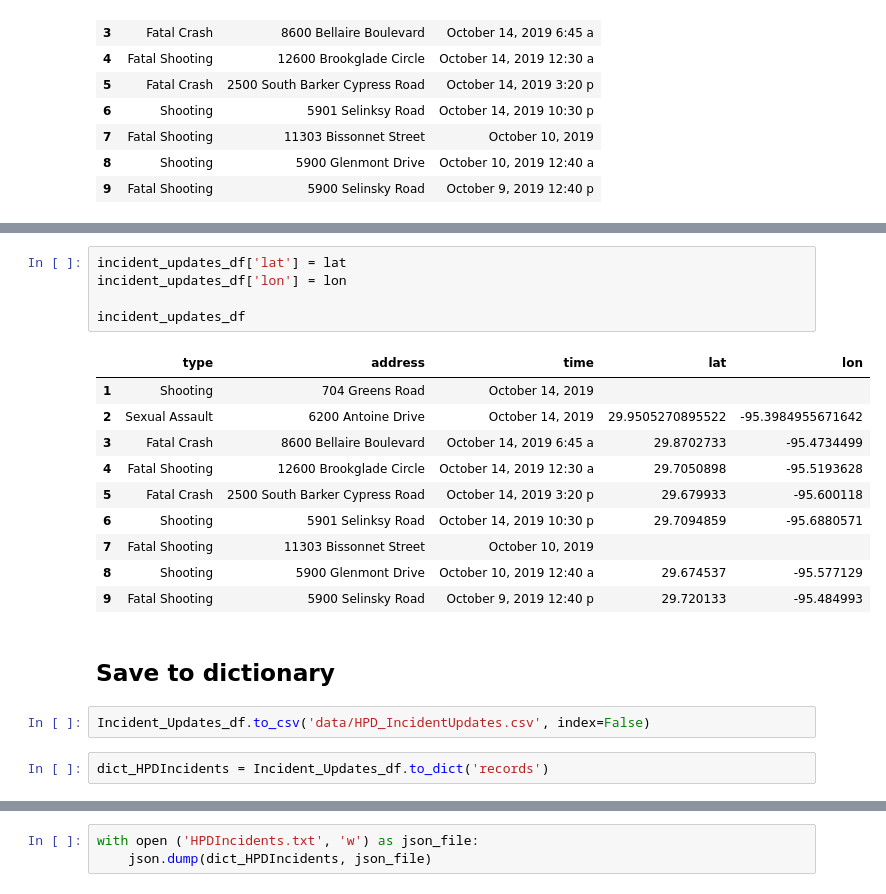
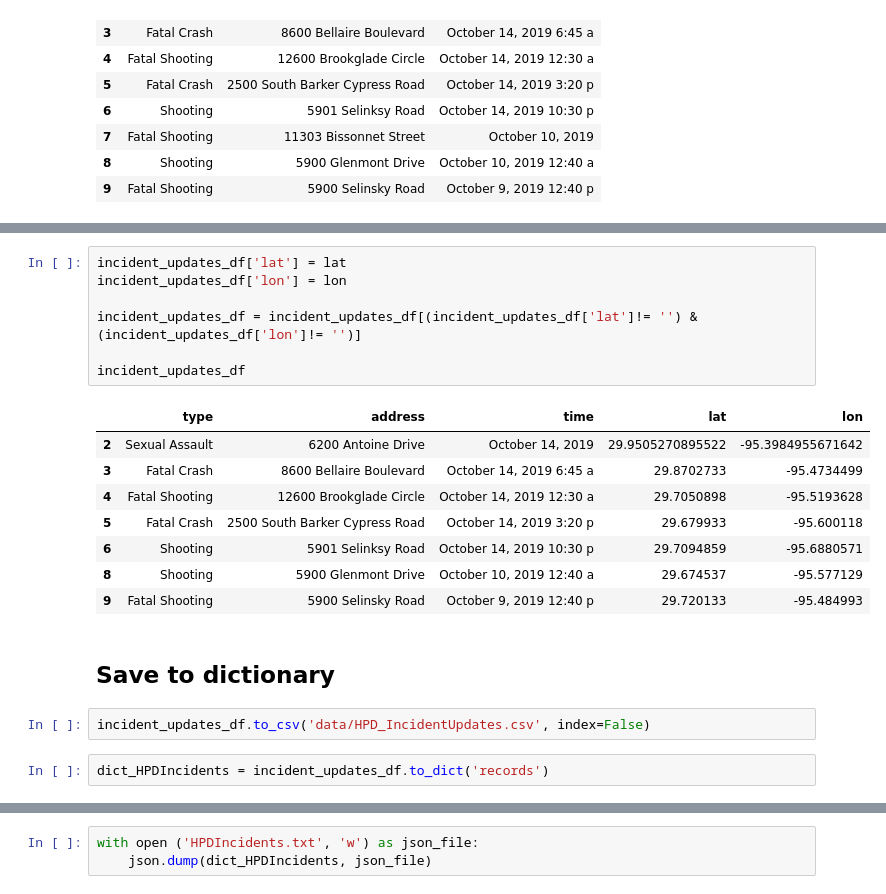
Before and after one commit to ppainuly/HPD-Live-Crime-Alert, a Jupyter notebook: HPD_IncidentUpdates.ipynb, the cells around one changed output, grey strips where cells are left out. Saved outputs shown, nothing was run; the diff lists cells and outputs as text.

Commit message:
made changes to the scraped data format

```diff
--- a/HPD_IncidentUpdates.ipynb
+++ b/HPD_IncidentUpdates.ipynb
@@ -450,25 +450,25 @@ for x in range(0,len(incident_updates_df)):
 # %%
 incident_updates_df['lat'] = lat
 incident_updates_df['lon'] = lon
 
+incident_updates_df = incident_updates_df[(incident_updates_df['lat']!= '') & (incident_updates_df['lon']!= '')]
+
 incident_updates_df
 # %% [output]
 |  | type | address | time | lat | lon |
-| 1 | Shooting | 704 Greens Road | October 14, 2019 |  |  |
 | 2 | Sexual Assault | 6200 Antoine Drive | October 14, 2019 | 29.9505270895522 | -95.3984955671642 |
 | 3 | Fatal Crash | 8600 Bellaire Boulevard | October 14, 2019 6:45 a | 29.8702733 | -95.4734499 |
 | 4 | Fatal Shooting | 12600 Brookglade Circle | October 14, 2019 12:30 a | 29.7050898 | -95.5193628 |
 | 5 | Fatal Crash | 2500 South Barker Cypress Road | October 14, 2019 3:20 p | 29.679933 | -95.600118 |
 | 6 | Shooting | 5901 Selinksy Road | October 14, 2019 10:30 p | 29.7094859 | -95.6880571 |
-| 7 | Fatal Shooting | 11303 Bissonnet Street | October 10, 2019 |  |  |
 | 8 | Shooting | 5900 Glenmont Drive | October 10, 2019 12:40 a | 29.674537 | -95.577129 |
 | 9 | Fatal Shooting | 5900 Selinsky Road | October 9, 2019 12:40 p | 29.720133 | -95.484993 |
 # %% [markdown]
 ## Save to dictionary
 # %%
-Incident_Updates_df.to_csv('data/HPD_IncidentUpdates.csv', index=False)
+incident_updates_df.to_csv('data/HPD_IncidentUpdates.csv', index=False)
 # %%
-dict_HPDIncidents = Incident_Updates_df.to_dict('records')
+dict_HPDIncidents = incident_updates_df.to_dict('records')
 # %%
 dict_HPDIncidents[0:5]
 # %% [output]
```
Also changed, not shown: parts of 1 cell of this notebook.
